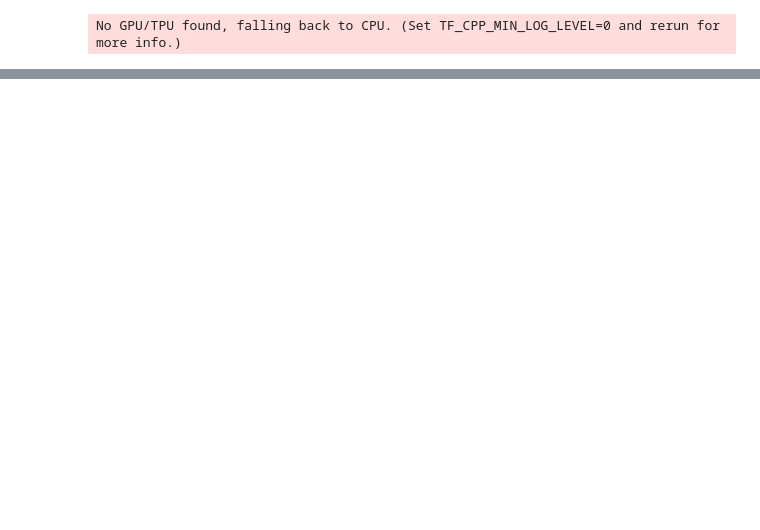
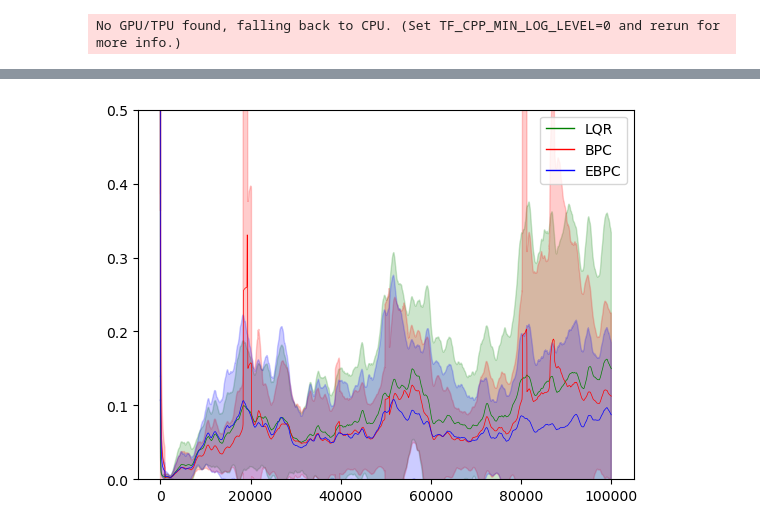
Before and after one commit to stephen-harmon-newman/deluca, a Jupyter notebook: examples/agents/ebpc.ipynb, the cells around one changed output, grey strips where cells are left out. Drawn from its saved outputs; the diff is of its cells as text; code cells hidden in the pictures; blank space fills up the shorter version.

```diff
--- a/examples/agents/ebpc.ipynb
+++ b/examples/agents/ebpc.ipynb
@@ -169,0 +317,14 @@ plt.show()
+# %%
+# NOTE: PREVIOUS PLOTS GENERATED WITH LR=1 FOR THE BPC. TRYING 10 NOW. 10 TOO HIGH.
+
+colors = {"BPC": "red", "LQR": "green", "EBPC": "blue"}
+for c in controllers:
+    x = np.arange(results[c][0].shape[0])
+    plt.plot(x, mavg(results[c][0]), color=colors[c], linewidth=0.5)
+    plt.fill_between(x, mavg(results[c][0])-mavg(results[c][1]), mavg(results[c][0]) +  mavg(results[c][1]), color=colors[c], alpha=0.2)
+
+plt.legend([Line2D([0], [0], color=colors[c], lw=1) for c in controllers], controllers)
+plt.ylim((0, .5))
+plt.savefig(str(T) + "_" + system + "_" + noise + "_error_" + str(n) + ".png", dpi=400)
+# %% [output]
+[figure, added]
```
Also changed, not shown: parts of 12 cells of this notebook, 2 other files.
